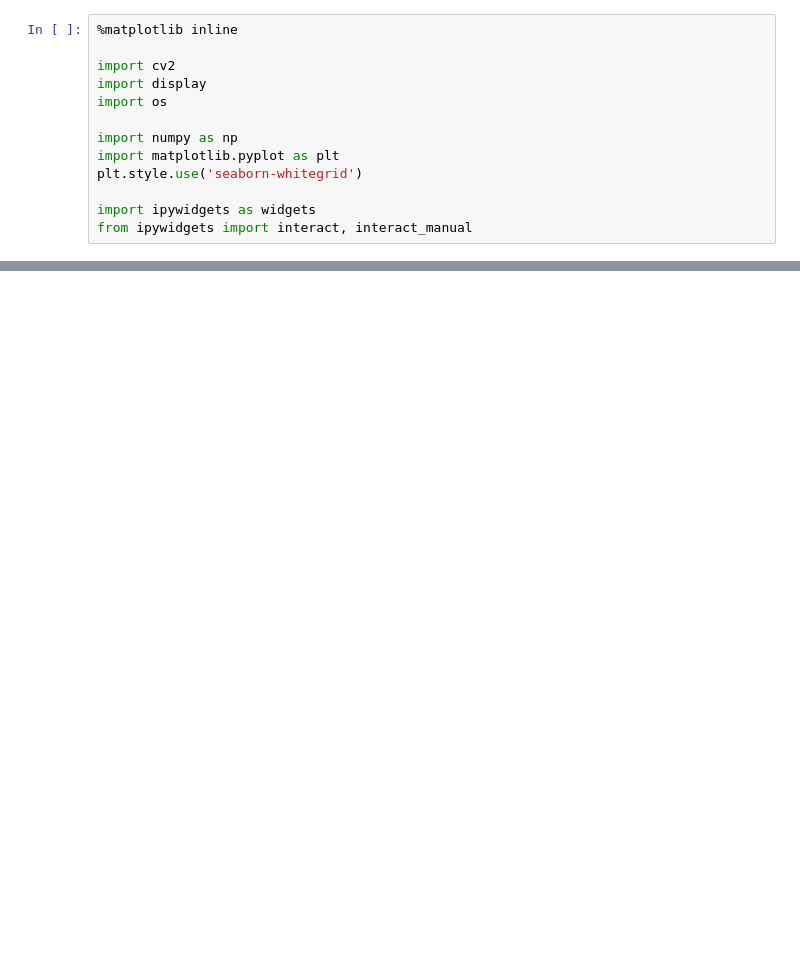
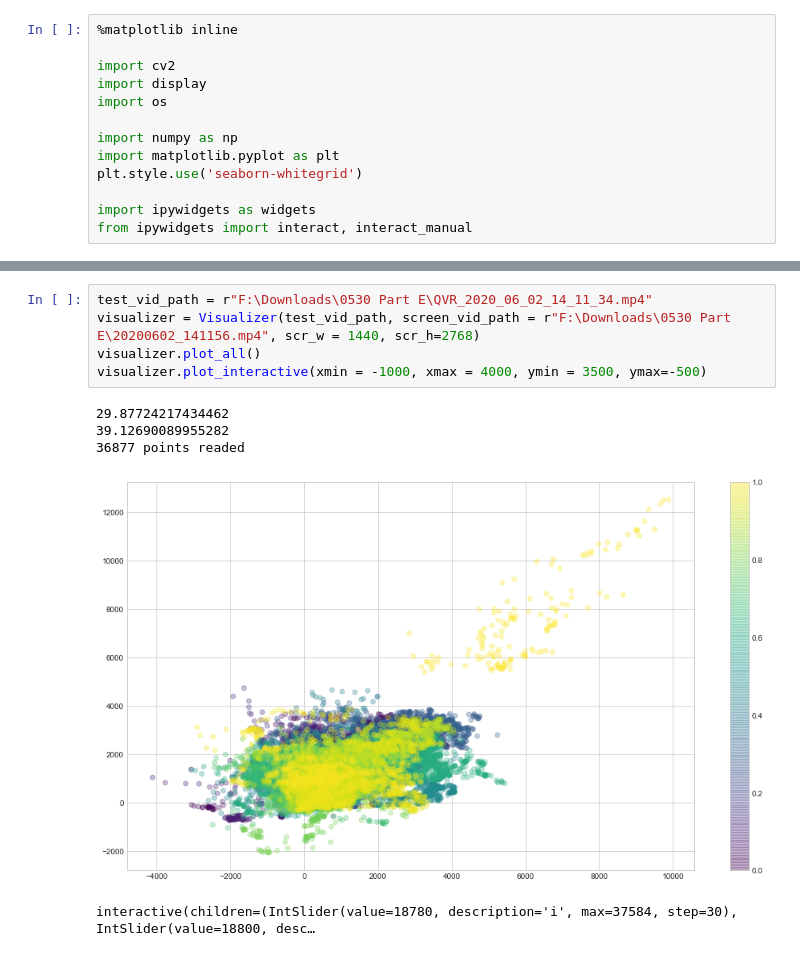
Before and after one commit to NeuralAction/Vision, a Jupyter notebook: VideoDetectingWithCalib/Notebook/data_view.ipynb, the cells around one changed output, grey strips where cells are left out. Saved outputs shown, nothing was run; the diff lists cells and outputs as text; blank space fills up the shorter version.

```diff
--- a/VideoDetectingWithCalib/Notebook/data_view.ipynb
+++ b/VideoDetectingWithCalib/Notebook/data_view.ipynb
@@ -67 +103,12 @@ visualizer.plot_interactive()
 interactive(children=(IntSlider(value=1440, description='i', max=2928, step=30), IntSlider(value=1470, descrip…
+# %%
+test_vid_path = r"F:\Downloads\0530 Part E\QVR_2020_06_02_14_11_34.mp4"
+visualizer = Visualizer(test_vid_path, screen_vid_path = r"F:\Downloads\0530 Part E\20200602_141156.mp4", scr_w = 1440, scr_h=2768)
+visualizer.plot_all()
+visualizer.plot_interactive(xmin = -1000, xmax = 4000, ymin = 3500, ymax=-500)
+# %% [output]
+29.87724217434462
+39.12690089955282
+36877 points readed
+[figure, added]
+interactive(children=(IntSlider(value=18780, description='i', max=37584, step=30), IntSlider(value=18800, desc…
```
Also changed, not shown: parts of 3 cells of this notebook.
